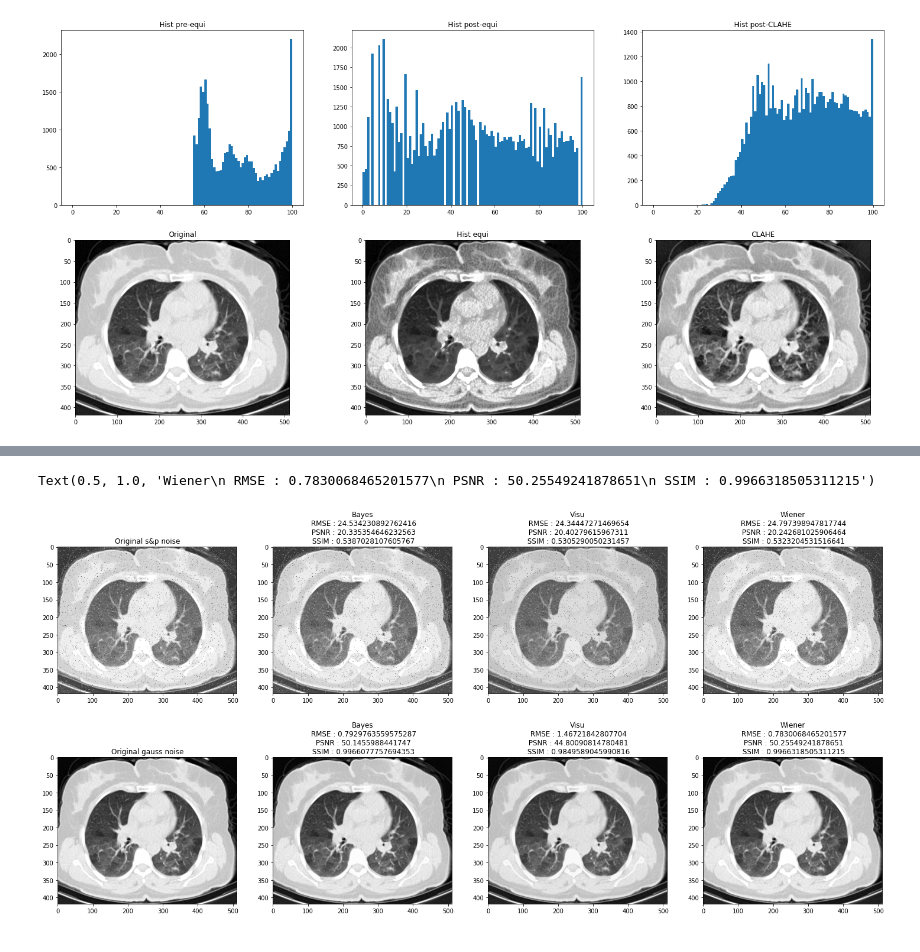
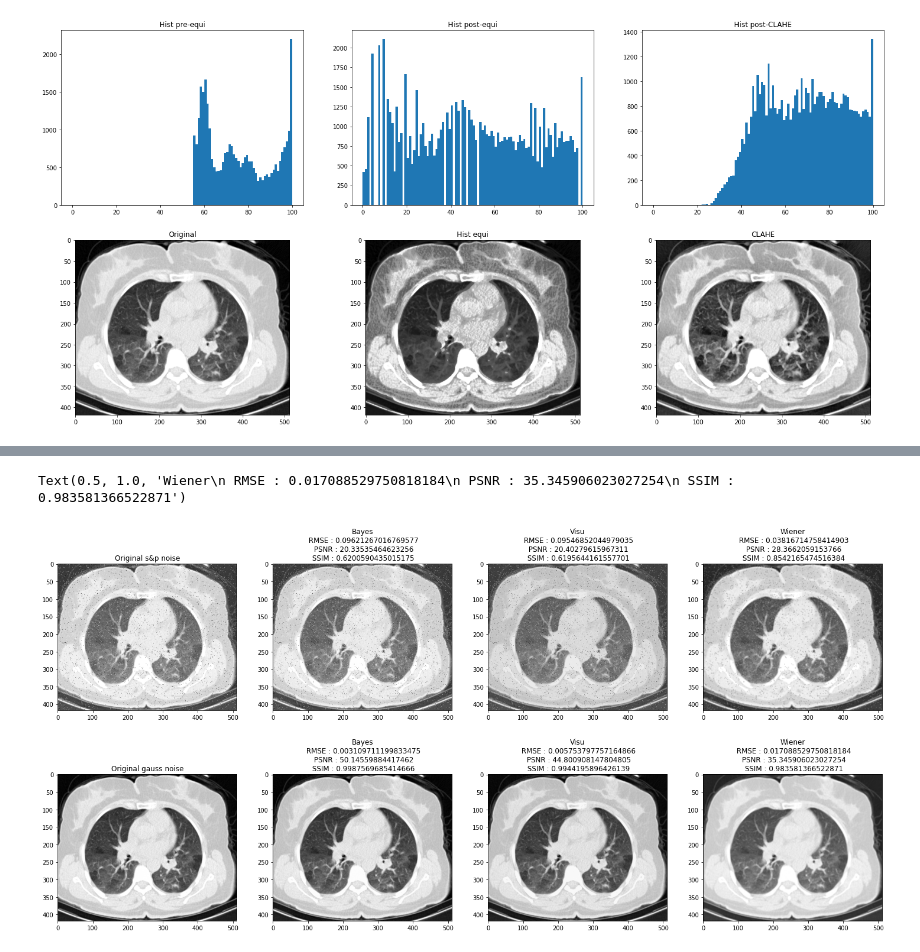
Before and after one commit to MulArt/Medical_Imaging, a Jupyter notebook: Pretraitement.ipynb, the cells around one changed output, grey strips where cells are left out. Drawn from its saved outputs; the diff is of its cells as text; code cells hidden in the pictures.

```diff
--- a/Pretraitement.ipynb
+++ b/Pretraitement.ipynb
@@ -392,9 +395,12 @@ def RMSE(imageA, imageB):
 
 img1 = cv2.imread("test_3_bruit.png", 0)
 img1 = img1.astype(float)
+img1=img1/255
 img2 = cv2.imread("test_3_bruit_2.png", 0)
 img2 = img2.astype(float)
+img2=img2/255
 original=cv2.imread("test_3.png", 0)
+original=original/255
 
 
 # l'image est décomposé en ondelette, puis un seuil est appliqué pour éliminé les ondelette non désirées
@@ -429,32 +435,32 @@ plt.imshow(img1, cmap='gray')
 plt.title('Original s&p noise')
 
 fig.add_subplot(2,4,2)
 plt.imshow(wavelet_bayes1, cmap='gray')
 plt.title("Bayes\n RMSE : {}\n PSNR : {}\n SSIM : {}".format(RMSE_bayes1,PSNR(original,wavelet_bayes1),ssim_bayes1))
 
 fig.add_subplot(2,4,3)
 plt.imshow(wavelet_visu1, cmap='gray')
 plt.title("Visu\n RMSE : {}\n PSNR : {}\n SSIM : {}".format(RMSE_visu1,PSNR(original,wavelet_visu1),ssim_visu1))
 
 fig.add_subplot(2,4,4)
 plt.imshow(wie1, cmap='gray')
 plt.title("Wiener\n RMSE : {}\n PSNR : {}\n SSIM : {}".format(RMSE_wie1,PSNR(original,wie1),ssim_wie1))
 
 fig.add_subplot(2,4,5)
 plt.imshow(img2, cmap='gray')
 plt.title('Original gauss noise')
 
 fig.add_subplot(2,4,6)
 plt.imshow(wavelet_bayes2, cmap='gray')
 plt.title("Bayes\n RMSE : {}\n PSNR : {}\n SSIM : {}".format(RMSE_bayes2,PSNR(original,wavelet_bayes2),ssim_bayes2))
 
 fig.add_subplot(2,4,7)
 plt.imshow(wavelet_visu2, cmap='gray')
 plt.title("Visu\n RMSE : {}\n PSNR : {}\n SSIM : {}".format(RMSE_visu2,PSNR(original,wavelet_visu2),ssim_visu2))
 
 fig.add_subplot(2,4,8)
 plt.imshow(wie2, cmap='gray')
 plt.title("Wiener\n RMSE : {}\n PSNR : {}\n SSIM : {}".format(RMSE_wie2,PSNR(original,wie2),ssim_wie2))
 # %% [output]
-Text(0.5, 1.0, 'Wiener\n RMSE : 0.7830068465201577\n PSNR : 50.25549241878651\n SSIM : 0.9966318505311215')
+Text(0.5, 1.0, 'Wiener\n RMSE : 0.017088529750818184\n PSNR : 35.345906023027254\n SSIM : 0.983581366522871')
-[figure, old version]
+[figure, new version]
```
Also changed, not shown: parts of 1 cell of this notebook, 1 other file.
